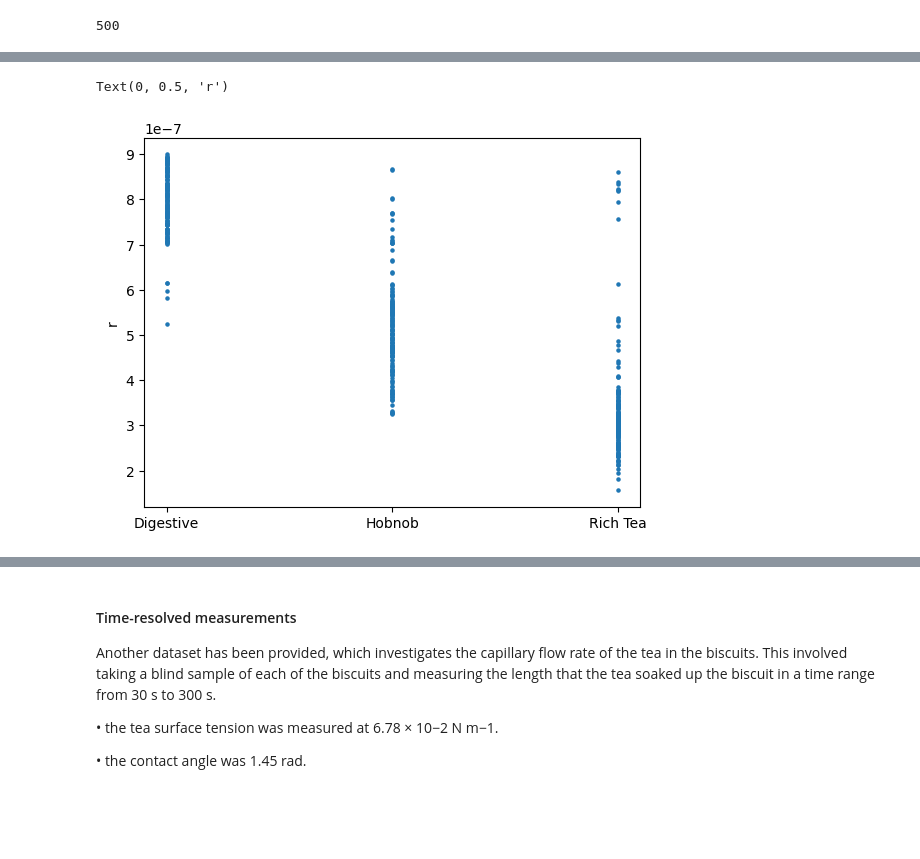
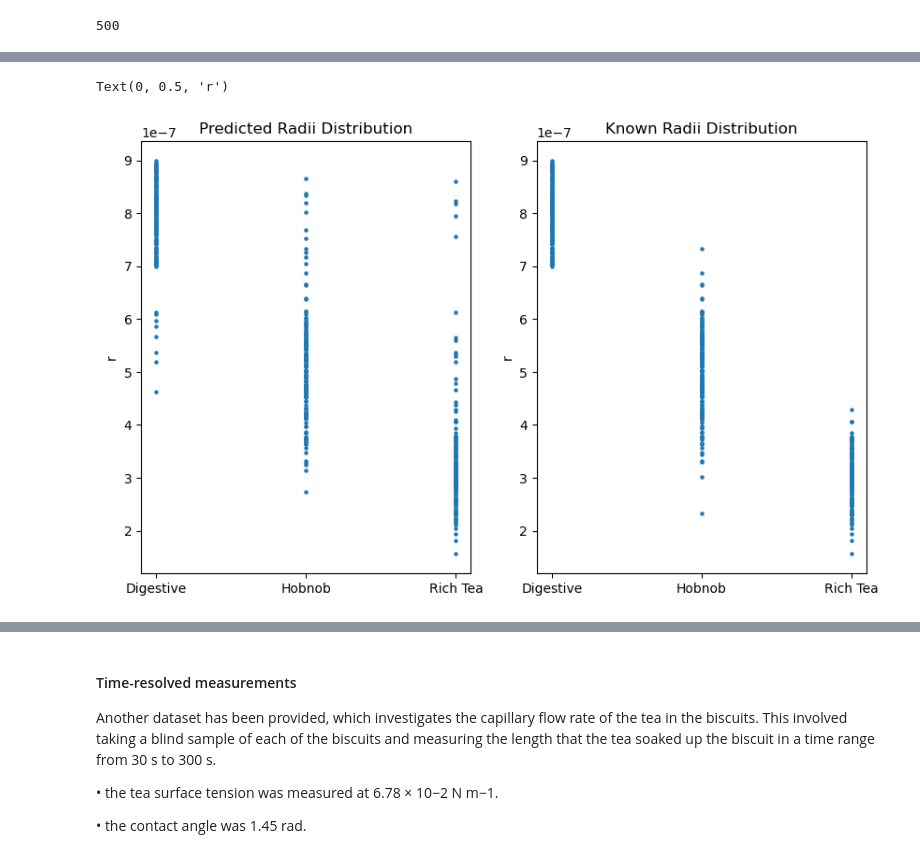
Before and after one commit to M4ffff/ML_biscuit_analysis, a Jupyter notebook: initial.ipynb, the cells around one changed output, grey strips where cells are left out. Drawn from its saved outputs; the diff is of its cells as text; code cells hidden in the pictures; blank space fills up the shorter version.

```diff
--- a/initial.ipynb
+++ b/initial.ipynb
@@ -253,0 +103,7 @@ F1-Score: 0.809
+# %%
+from sklearn.ensemble import RandomForestClassifier
+
+RFC = RandomForestClassifier(n_estimators=500, max_features=None)
+RFC.fit(scaled_training_features, training_results)
+predicted_test_vals= RFC.predict(scaled_test_features)
+len(predicted_test_vals)
@@ -294,5 +278,7 @@ def predict_washburn_r(gamma,L,t,phi,eta):
 # %%
-microscopy_data["L_wash"] = washburn(microscopy_data["gamma"], microscopy_data["r"], microscopy_data["t"], microscopy_data["phi"], microscopy_data["eta"])
-microscopy_data["r_pred"] = predict_washburn_r(microscopy_data["gamma"], microscopy_data["L"], microscopy_data["t"], microscopy_data["phi"], microscopy_data["eta"])
-# washburn(gamma,r,t,phi,eta)
-microscopy_data.head()
+# irrelevant - adding L_wash and r_pred
+
+# microscopy_data["L_wash"] = washburn(microscopy_data["gamma"], microscopy_data["r"], microscopy_data["t"], microscopy_data["phi"], microscopy_data["eta"])
+# microscopy_data["r_pred"] = predict_washburn_r(microscopy_data["gamma"], microscopy_data["L"], microscopy_data["t"], microscopy_data["phi"], microscopy_data["eta"])
+# # washburn(gamma,r,t,phi,eta)
+# microscopy_data.head()
@@ -310,8 +289,8 @@ microscopy_data.head()
 
 # ax.scatter(microscopy_data["L_wash"], microscopy_data["r_pred"], s=5)
 # %%
-test_micro = microscopy_data.drop(['r', 'L_wash', 'r_pred'], axis=1)
-test_micro
+test_micro = microscopy_data.drop(['r'], axis=1)
+test_micro.head()
 # %% [output]
 |  | gamma | phi | eta | L | t |
 | 0 | 0.084596 | 1.557367 | 0.000981 | 0.003221 | 24.231107 |
@@ -353,0 +345,4 @@ Text(0, 0.5, 'Predicted r')
+# %%
+training_merged = big_data.merge(microscopy_data, how='inner')
+true_distributions = training_merged[['encoded biscuit', 'r']].copy()
+true_distributions
@@ -354,13 +363,21 @@ Text(0, 0.5, 'Predicted r')
 # %%
-fig,ax=plt.subplots()
+fig,ax=plt.subplots(1,2, figsize=(10,6))
 
-ax.scatter(micro_predictions, microscopy_data["r"], s=5)
-ax.set_xticks(np.arange(0, len(biscuits)))
-ax.set_xticklabels(biscuits)
-ax.set_ylabel("r")
+ax[0].set_title("Predicted Radii Distribution")
+ax[0].scatter(micro_predictions, microscopy_data["r"], s=5)
+ax[0].set_xticks(np.arange(0, len(biscuits)))
+ax[0].set_xticklabels(biscuits)
+ax[0].set_ylabel("r")
+
+
+ax[1].set_title("Known Radii Distribution")
+ax[1].scatter(true_distributions['encoded biscuit'], true_distributions["r"], s=5)
+ax[1].set_xticks(np.arange(0, len(biscuits)))
+ax[1].set_xticklabels(biscuits)
+ax[1].set_ylabel("r")
 # %% [output]
 Text(0, 0.5, 'r')
-[figure, old version]
+[figure, new version]
 # %%
 map0 = np.where(micro_predictions==0, True, False)
 microscopy_data["r"][map0]
```
Also changed, not shown: parts of 79 cells of this notebook.
